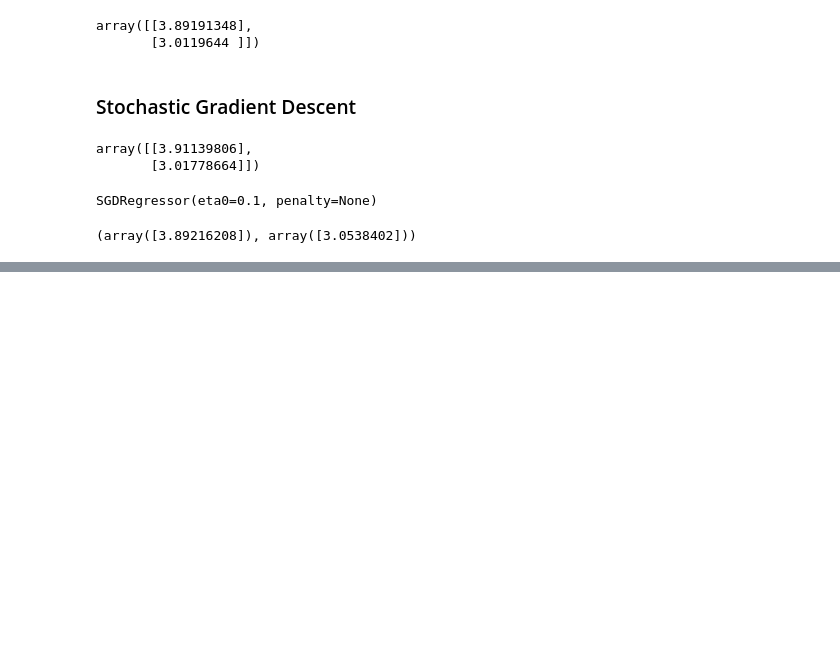
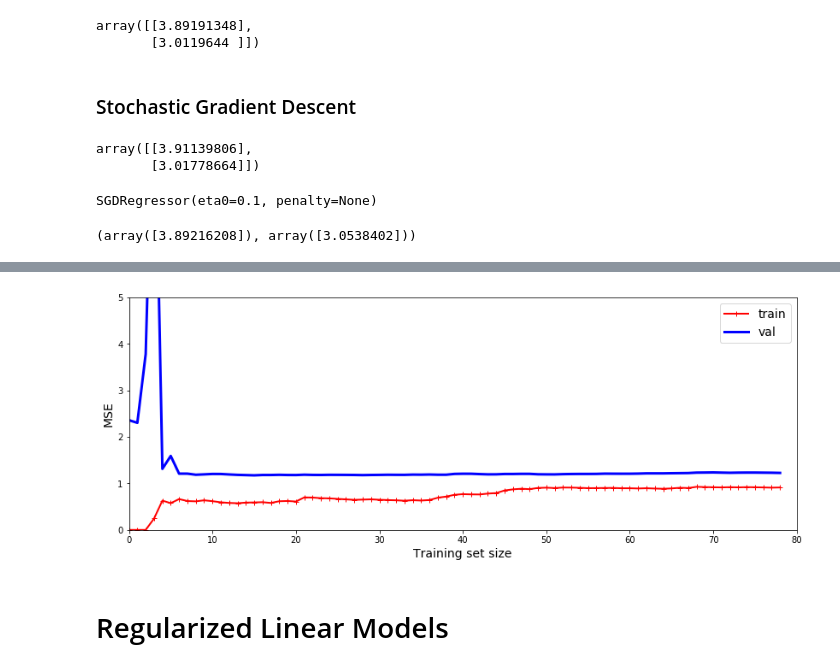
Before and after one commit to KULcoder/ds_small_projects, a Jupyter notebook: ORML/_3 Training Models/_3 Training Models.ipynb, the cells around one changed output, grey strips where cells are left out. Drawn from its saved outputs; the diff is of its cells as text; code cells hidden in the pictures; blank space fills up the shorter version.

```diff
--- a/ORML/_3 Training Models/_3 Training Models.ipynb
+++ b/ORML/_3 Training Models/_3 Training Models.ipynb
@@ -252,0 +331,17 @@ sgd_reg.intercept_, sgd_reg.coef_
+# %%
+# the learning curve of the 2nd degree polynomial model (should be just right)
+from sklearn.pipeline import Pipeline
+
+quadratic_regression = Pipeline([
+    ("poly_features", PolynomialFeatures(degree=2, include_bias=False)),
+    ("lin_reg", LinearRegression()),
+])
+
+plt.figure(figsize=(14, 5)) # change figure size
+plot_learning_curves(quadratic_regression, X, y)
+plt.axis([0, 80, 0, 5]) # locate for the range
+plt.show()
+# %% [output]
+[figure, added]
+# %% [markdown]
+# Regularized Linear Models
```
Also changed, not shown: parts of 12 cells of this notebook.
